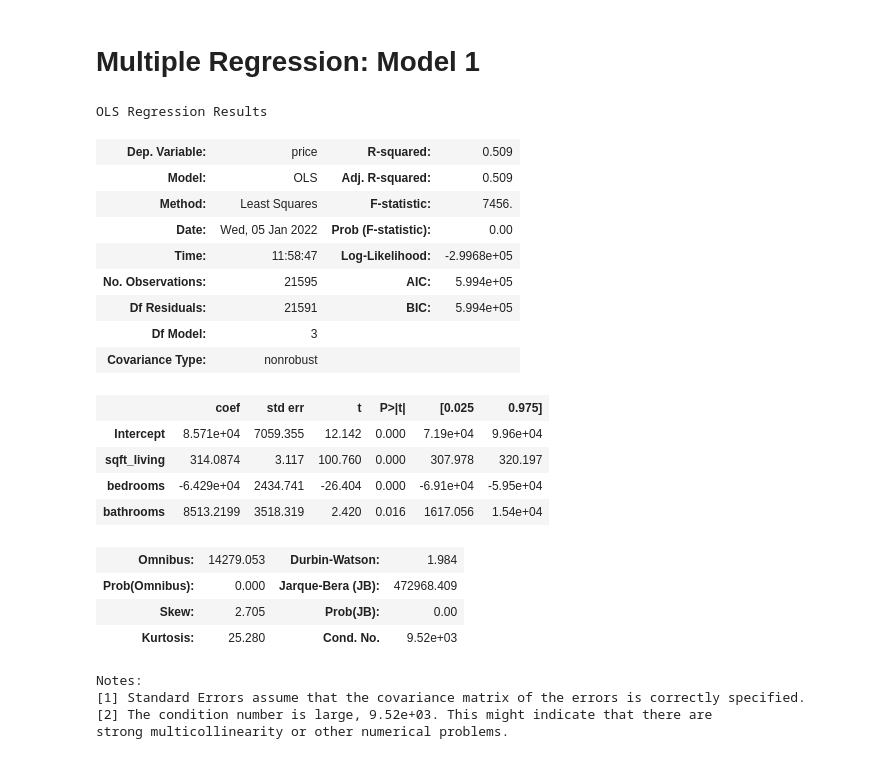
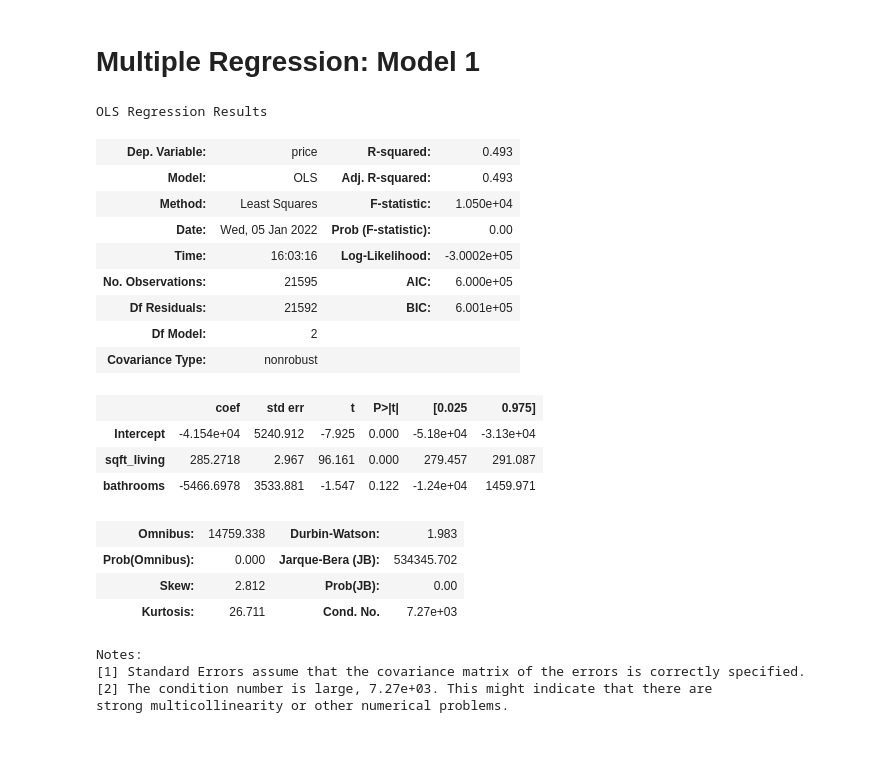
Before and after one commit to namitarana1/KingCounty-Housing, a Jupyter notebook: Real_Estate_Analysis.ipynb, the cells around one changed output. Saved outputs shown, nothing was run; the diff lists cells and outputs as text; code cells hidden in the pictures.

```diff
--- a/Real_Estate_Analysis.ipynb
+++ b/Real_Estate_Analysis.ipynb
@@ -361,31 +364,30 @@ df.head()
 # %% [markdown]
 # Multiple Regression: Model 1
 # %%
-simple_formula='price ~ sqft_living + bedrooms + bathrooms'
+simple_formula='price ~ sqft_living + bathrooms'
 simple_model = ols(simple_formula, df_explore1).fit()
 simple_model_summ = simple_model.summary()
 simple_model_summ
 # %% [output]
 OLS Regression Results
-| Dep. Variable: | price | R-squared: | 0.509 |
-| Model: | OLS | Adj. R-squared: | 0.509 |
-| Method: | Least Squares | F-statistic: | 7456. |
+| Dep. Variable: | price | R-squared: | 0.493 |
+| Model: | OLS | Adj. R-squared: | 0.493 |
+| Method: | Least Squares | F-statistic: | 1.050e+04 |
 | Date: | Wed, 05 Jan 2022 | Prob (F-statistic): | 0.00 |
-| Time: | 11:58:47 | Log-Likelihood: | -2.9968e+05 |
-| No. Observations: | 21595 | AIC: | 5.994e+05 |
-| Df Residuals: | 21591 | BIC: | 5.994e+05 |
-| Df Model: | 3 |  |  |
+| Time: | 16:03:16 | Log-Likelihood: | -3.0002e+05 |
+| No. Observations: | 21595 | AIC: | 6.000e+05 |
+| Df Residuals: | 21592 | BIC: | 6.001e+05 |
+| Df Model: | 2 |  |  |
 | Covariance Type: | nonrobust |  |  |
 |  | coef | std err | t | P>|t| | [0.025 | 0.975] |
-| Intercept | 8.571e+04 | 7059.355 | 12.142 | 0.000 | 7.19e+04 | 9.96e+04 |
-| sqft_living | 314.0874 | 3.117 | 100.760 | 0.000 | 307.978 | 320.197 |
-| bedrooms | -6.429e+04 | 2434.741 | -26.404 | 0.000 | -6.91e+04 | -5.95e+04 |
-| bathrooms | 8513.2199 | 3518.319 | 2.420 | 0.016 | 1617.056 | 1.54e+04 |
+| Intercept | -4.154e+04 | 5240.912 | -7.925 | 0.000 | -5.18e+04 | -3.13e+04 |
+| sqft_living | 285.2718 | 2.967 | 96.161 | 0.000 | 279.457 | 291.087 |
+| bathrooms | -5466.6978 | 3533.881 | -1.547 | 0.122 | -1.24e+04 | 1459.971 |
-| Omnibus: | 14279.053 | Durbin-Watson: | 1.984 |
-| Prob(Omnibus): | 0.000 | Jarque-Bera (JB): | 472968.409 |
-| Skew: | 2.705 | Prob(JB): | 0.00 |
-| Kurtosis: | 25.280 | Cond. No. | 9.52e+03 |
+| Omnibus: | 14759.338 | Durbin-Watson: | 1.983 |
+| Prob(Omnibus): | 0.000 | Jarque-Bera (JB): | 534345.702 |
+| Skew: | 2.812 | Prob(JB): | 0.00 |
+| Kurtosis: | 26.711 | Cond. No. | 7.27e+03 |
 Notes:
 [1] Standard Errors assume that the covariance matrix of the errors is correctly specified.
-[2] The condition number is large, 9.52e+03. This might indicate that there are
+[2] The condition number is large, 7.27e+03. This might indicate that there are
 strong multicollinearity or other numerical problems.
```
Also changed, not shown: parts of 23 cells of this notebook.
